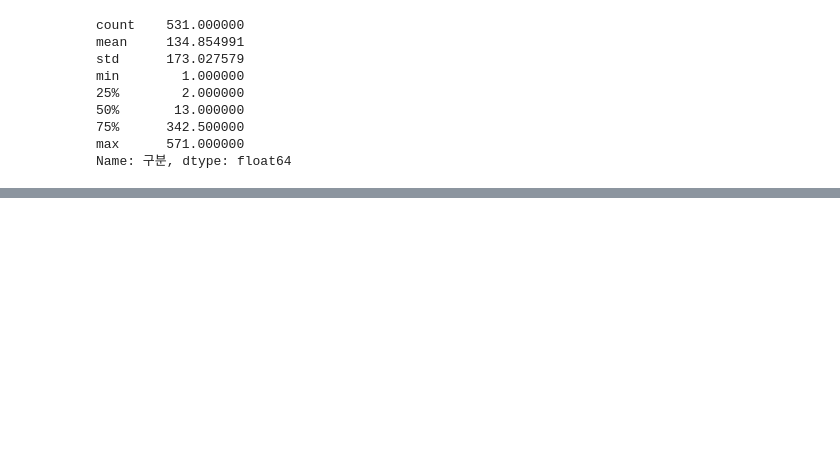
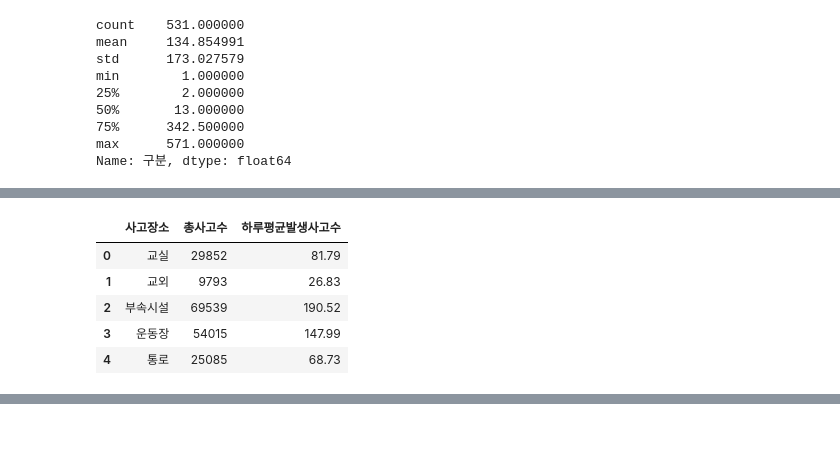
Before and after one commit to CHOIEUNHYE/school-accidents, a Jupyter notebook: code/eda/학교안전사고현황eda_최은혜.ipynb, the cells around one changed output, grey strips where cells are left out. Saved outputs shown, nothing was run; the diff lists cells and outputs as text; code cells hidden in the pictures; blank space fills up the shorter version.

```diff
--- a/code/eda/학교안전사고현황eda_최은혜.ipynb
+++ b/code/eda/학교안전사고현황eda_최은혜.ipynb
@@ -174,0 +227,12 @@ acc_spot
+# %%
+acc_spot_oneday_2023 = df_2023.groupby(['사고장소']).count()[['구분']].reset_index()
+acc_spot_oneday_2023['하루평균발생사고수'] = round(acc_spot_oneday_2023['구분']/365,2)
+acc_spot_oneday_2023.columns = ['사고장소','총사고수','하루평균발생사고수']
+acc_spot_oneday_2023
+# %% [output]
+|  | 사고장소 | 총사고수 | 하루평균발생사고수 |
+| 0 | 교실 | 29852 | 81.79 |
+| 1 | 교외 | 9793 | 26.83 |
+| 2 | 부속시설 | 69539 | 190.52 |
+| 3 | 운동장 | 54015 | 147.99 |
+| 4 | 통로 | 25085 | 68.73 |
```
Also changed, not shown: parts of 32 cells of this notebook, 2 other files.
